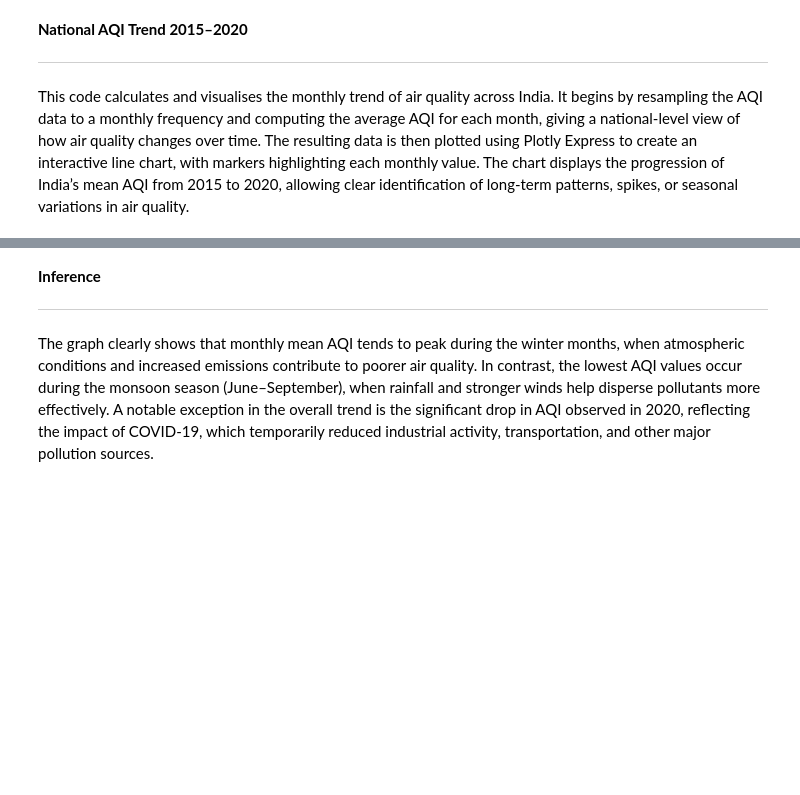
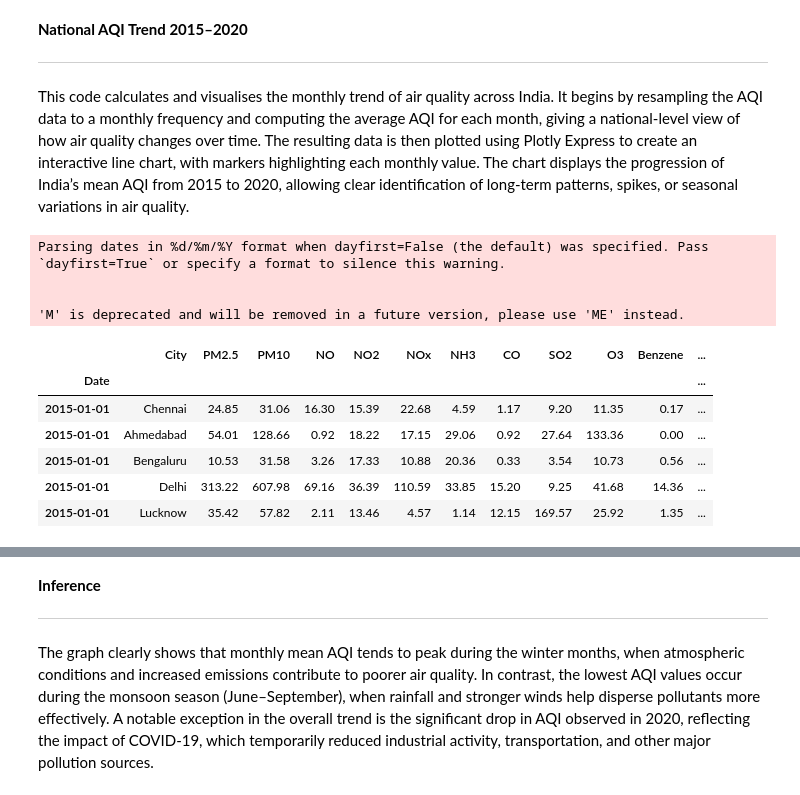
Before and after one commit to owenrichards10/CMP7005---Programming-for-Data-Analysis---Assessment, a Jupyter notebook: CMP7005_Programming_for_Data_Analysis_Assessment.ipynb, the cells around one changed output, grey strips where cells are left out. Cells and saved outputs as stored; diff of their text form; code cells hidden in the pictures; blank space fills up the shorter version.

Commit message:
Fixing errors

```diff
--- a/CMP7005_Programming_for_Data_Analysis_Assessment.ipynb
+++ b/CMP7005_Programming_for_Data_Analysis_Assessment.ipynb
@@ -580,6 +553,51 @@ Cities such as Mumbai, Jorapokhar, Ahmedabad, and Patna exhibit notably high pol
 ---
 
 This code calculates and visualises the monthly trend of air quality across India. It begins by resampling the AQI data to a monthly frequency and computing the average AQI for each month, giving a national-level view of how air quality changes over time. The resulting data is then plotted using Plotly Express to create an interactive line chart, with markers highlighting each monthly value. The chart displays the progression of India’s mean AQI from 2015 to 2020, allowing clear identification of long-term patterns, spikes, or seasonal variations in air quality.
+# %%
+
+
+df = df.copy()
+df["Date"] = pd.to_datetime(df["Date"], errors="coerce")
+df = df.dropna(subset=["Date"])
+
+aqi_monthly = (
+    df.resample("M", on="Date")["AQI"]
+      .mean()
+      .reset_index()
+)
+# %% [output]
+Parsing dates in %d/%m/%Y format when dayfirst=False (the default) was specified. Pass `dayfirst=True` or specify a format to silence this warning.
+
+
+'M' is deprecated and will be removed in a future version, please use 'ME' instead.
+# %%
+
+
+df = df.copy()
+
+# 1) Parse the real Date column
+df["Date"] = pd.to_datetime(df["Date"], errors="coerce")
+
+# 2) Drop rows where Date couldn't be parsed
+df = df.dropna(subset=["Date"])
+
+# 3) Set Date as the index (this is what resample needs)
+df = df.set_index("Date").sort_index()
+
+# 4) Recreate time features from the correct index
+df["Year"] = df.index.year
+df["Month"] = df.index.month
+df["MonthName"] = df.index.month_name().str.slice(stop=3)
+# %%
+df.head()
+# %% [output]
+|  | City | PM2.5 | PM10 | NO | NO2 | NOx | NH3 | CO | SO2 | O3 | Benzene | ... |
+| Date |  |  |  |  |  |  |  |  |  |  |  | ... |
+| 2015-01-01 | Chennai | 24.85 | 31.06 | 16.30 | 15.39 | 22.68 | 4.59 | 1.17 | 9.20 | 11.35 | 0.17 | ... |
+| 2015-01-01 | Ahmedabad | 54.01 | 128.66 | 0.92 | 18.22 | 17.15 | 29.06 | 0.92 | 27.64 | 133.36 | 0.00 | ... |
+| 2015-01-01 | Bengaluru | 10.53 | 31.58 | 3.26 | 17.33 | 10.88 | 20.36 | 0.33 | 3.54 | 10.73 | 0.56 | ... |
+| 2015-01-01 | Delhi | 313.22 | 607.98 | 69.16 | 36.39 | 110.59 | 33.85 | 15.20 | 9.25 | 41.68 | 14.36 | ... |
+| 2015-01-01 | Lucknow | 35.42 | 57.82 | 2.11 | 13.46 | 4.57 | 1.14 | 12.15 | 169.57 | 25.92 | 1.35 | ... |
 # %%
 # Computing national monthly average AQI
 aqi_monthly = df["AQI"].resample("ME").mean().reset_index()
```
Also changed, not shown: parts of 6 cells of this notebook.
